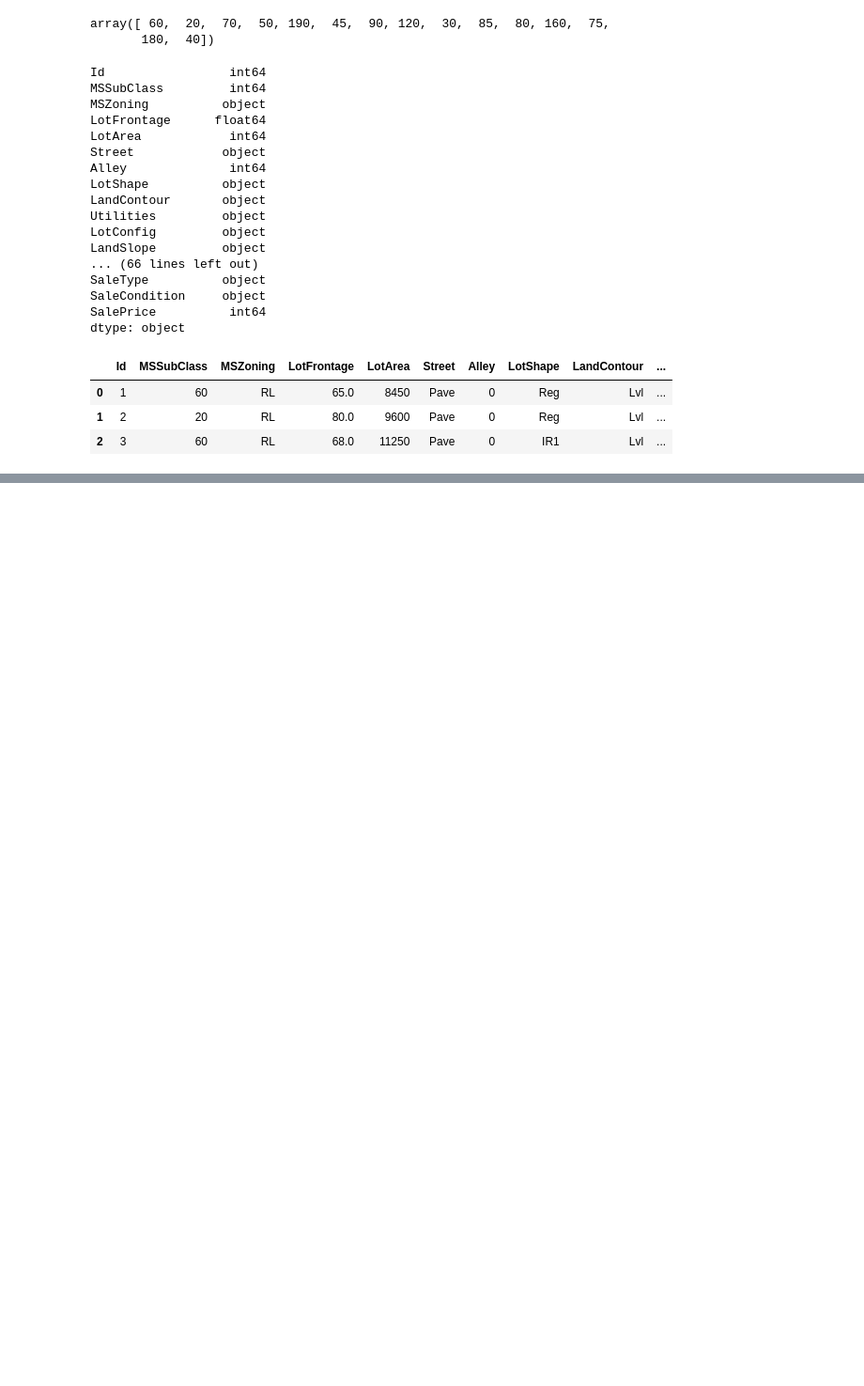
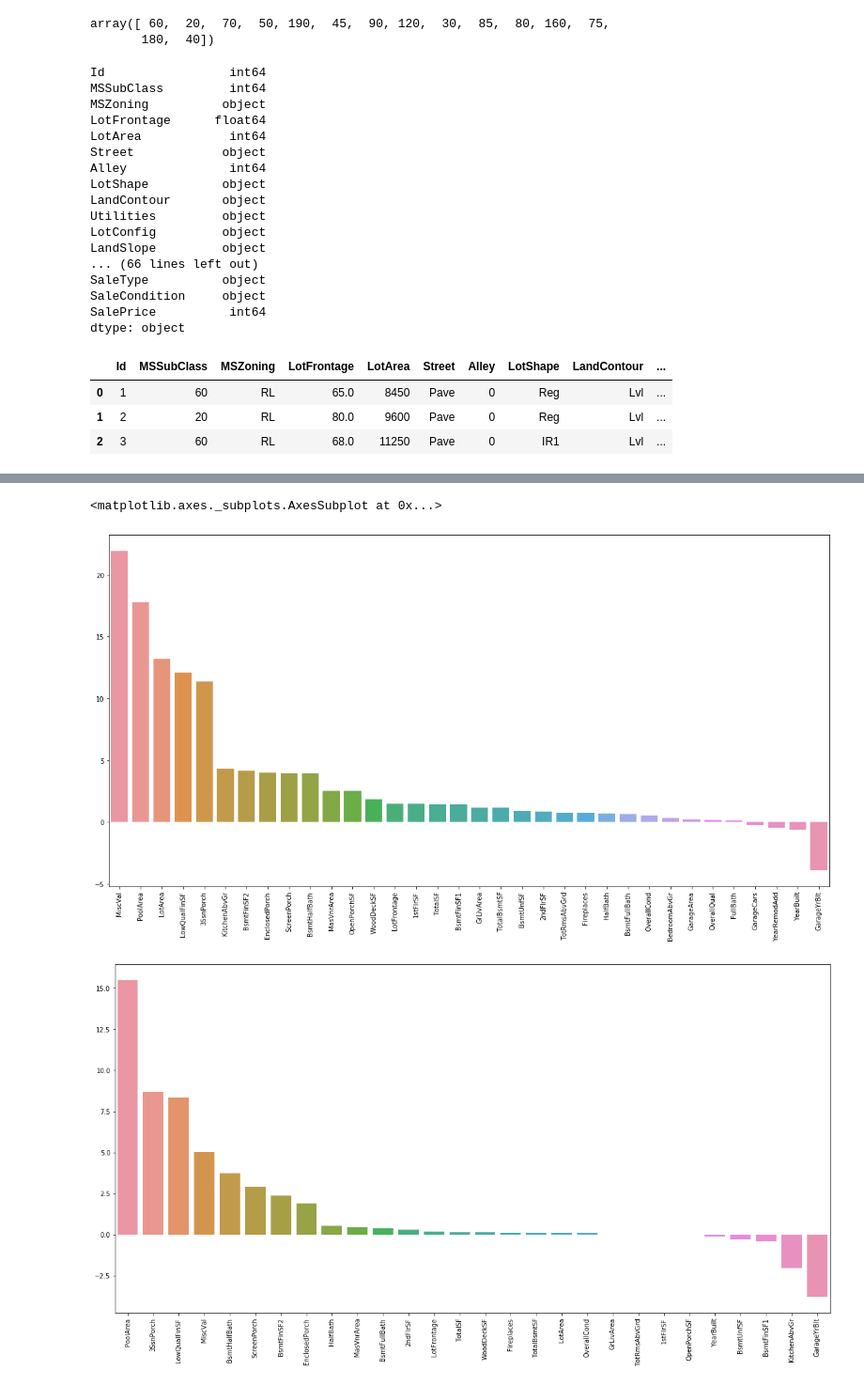
Before and after one commit to Tom-Lennox/Kaggle, a Jupyter notebook: housing.ipynb, the cells around one changed output, grey strips where cells are left out. Shown at 94% size. Cells and saved outputs as stored; diff of their text form; code cells hidden in the pictures; blank space fills up the shorter version.

```diff
--- a/housing.ipynb
+++ b/housing.ipynb
@@ -625,0 +631,6 @@ all_data: (2910, 81)
+# %%
+# 欠損値があるカラムをリスト化
+na_col_list = all_data.isnull().sum()[all_data.isnull().sum()>0].index.tolist()
+
+#欠損があるカラムのデータ型を確認
+all_data[na_col_list].dtypes.sort_values()
@@ -625,0 +704,48 @@ all_data: (2910, 81)
+# %%
+#数値の説明変数のリストを作成
+num_feats = all_data.dtypes[all_data.dtypes != "object" ].index
+# 目的変数
+# ＝　予測したい変数
+# 説明変数
+# ＝　目的変数を説明する変数
+
+#各説明変数の歪度を計算
+skewed_feats = all_data[num_feats].apply(lambda x: x.skew()).sort_values(ascending = False)
+
+#グラフ化
+plt.figure(figsize=(20,10))
+plt.xticks(rotation='90')
+sns.barplot(x=skewed_feats.index, y=skewed_feats)
+# 歪度の閾値は0.5として、それよりも歪度が大きいものは対数変換することにします。
+
+# # --
+# # ■Box-Cox変換
+# # ｜プラスのみ。
+# #歪度の絶対値が0.5より大きい変数だけに絞る
+# skewed_feats_over = skewed_feats[abs(skewed_feats) > 0.5].index
+
+# #各変数の最小値を表示
+# for i in skewed_feats_over:
+#     print(min(all_data[i]))
+# # --
+# --
+#■Yeo-Johnson変換
+# ｜マイナスにも可能。
+pt = PowerTransformer()
+pt.fit(all_data[skewed_feats_over])
+
+#変換後のデータで各列を置換
+all_data[skewed_feats_over] = pt.transform(all_data[skewed_feats_over])
+
+#各説明変数の歪度を計算
+skewed_feats_fixed = all_data[skewed_feats_over].apply(lambda x: x.skew()).sort_values(ascending = False)
+
+#グラフ化
+plt.figure(figsize=(20,10))
+plt.xticks(rotation='90')
+sns.barplot(x=skewed_feats_fixed.index, y=skewed_feats_fixed)
+# --
+# %% [output]
+<matplotlib.axes._subplots.AxesSubplot at 0x...>
+[figure, added]
+[figure, added]
```
Also changed, not shown: parts of 11 cells of this notebook.
